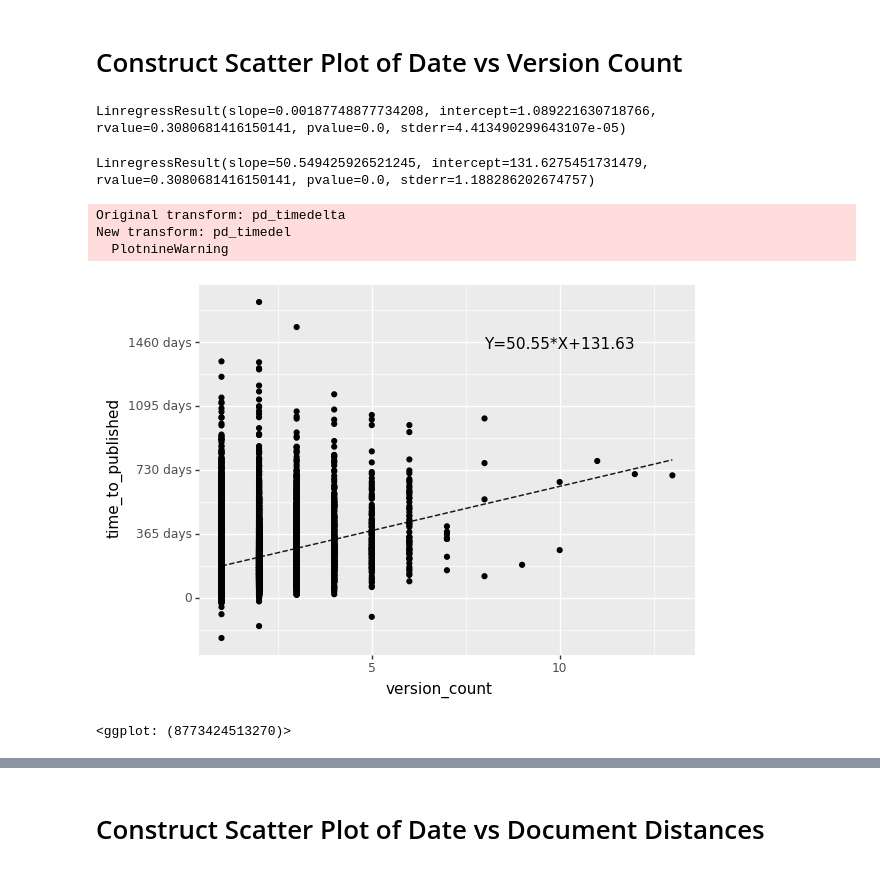
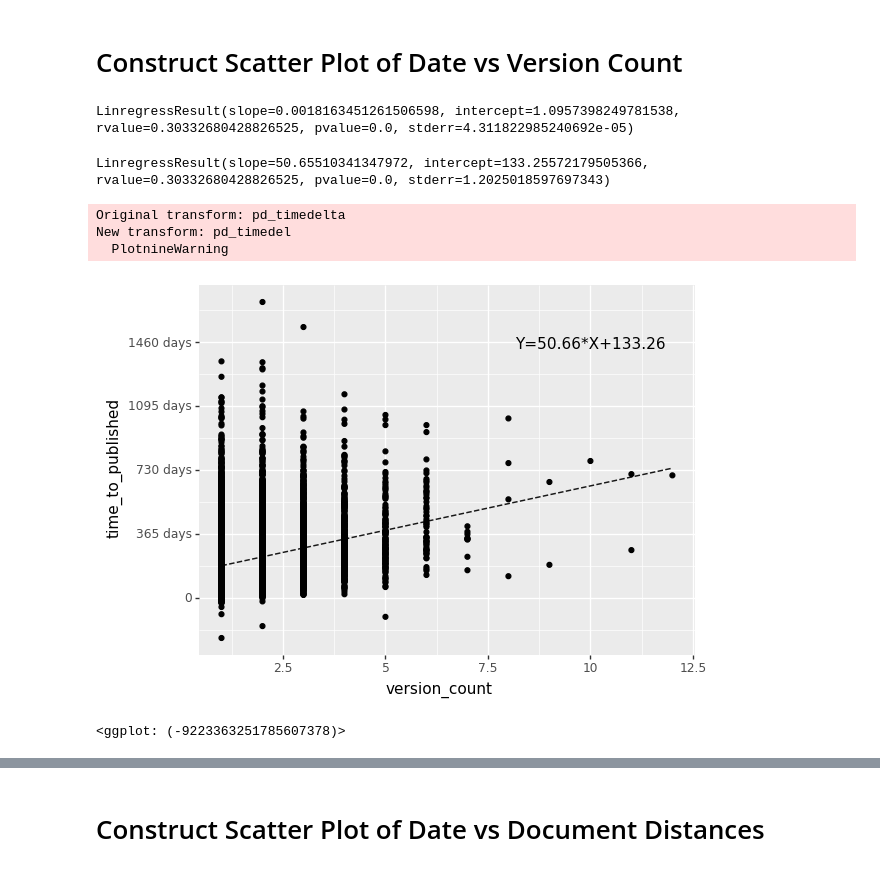
Before and after one commit to greenelab/annorxiver, a Jupyter notebook: biorxiv/publication_delay_experiment/publication_delay_experiment.ipynb, the cells around one changed output, grey strips where cells are left out. Drawn from its saved outputs; the diff is of its cells as text; code cells hidden in the pictures.

Commit message:
Finalized figures for publication time

```diff
--- a/biorxiv/publication_delay_experiment/publication_delay_experiment.ipynb
+++ b/biorxiv/publication_delay_experiment/publication_delay_experiment.ipynb
@@ -49,18 +51,18 @@ biorxiv_journal_df = (
         "../journal_tracker/output/mapped_published_doi.tsv",
         sep="\t"
     )
-    .groupby("doi")
+    .groupby("preprint_doi")
     .agg({
         "document":"first",
         "category":"first",
-        "journal":"first",
-        "doi":"count",
+        "preprint_doi":"count",
         "published_doi":"first",
         "pmcid":"first",
         "pmcoa":"first",
     })
-    .rename(index=str, columns={"doi":"version_count"})
+    .rename(index=str, columns={"preprint_doi":"version_count"})
     .reset_index()
 )
+print(biorxiv_journal_df.shape)
 biorxiv_journal_df.head()
 # %% [output]
@@ -126,3 +133,14 @@ pmc_embed_df.head()
 | 3 | PMC3125232 | -0.507224 | 0.024099 | -0.039696 | -0.171992 | 0.371326 | -0.137797 | -0.202616 | -0.156994 | 0.695519 | ... | ... |
 | 4 | PMC3533997 | -0.424435 | 0.175519 | -0.048797 | 0.178023 | -0.042913 | -0.282377 | 0.317917 | -0.007002 | 0.586774 | ... | ... |
 5 rows × 301 columns
+# %%
+biorxiv_journal_df = (
+    biorxiv_journal_df
+    .merge(
+        pmc_articles_df[["journal", "pmcid"]],
+        on="pmcid",
+        how="left"
+    )
+)
+print(biorxiv_journal_df.shape)
+biorxiv_journal_df.head()
@@ -136,18 +162,24 @@ matched_preprint_published_pairs = (
     .merge(
         published_dates
         [["biorxiv_doi", "preprint_date", "published_date"]]
-        .rename(index=str, columns={"biorxiv_doi":"doi"}),
-        on="doi"
+        .rename(index=str, columns={"biorxiv_doi":"preprint_doi"}),
+        on="preprint_doi"
     )
     .assign(
-        preprint_date = lambda x: pd.to_datetime(x.preprint_date.tolist()),
+        preprint_date = lambda x: pd.to_datetime(
+            x.preprint_date
+            .tolist()
+        ),
         published_date = lambda x: pd.to_datetime(
-            x.published_date.apply(lambda y: y[0:y.index(":")] if ":" in y else y)
+            x
+            .published_date
+            .apply(lambda y: y[0:y.index(":")] if ":" in y else y)
         )
     )
     .assign(
         time_to_published = lambda x: x.published_date - x.preprint_date
     )
 )
+print(matched_preprint_published_pairs.shape)
 matched_preprint_published_pairs.head()
 # %% [output]
@@ -209,7 +242,11 @@ https://pandas.pydata.org/pandas-docs/stable/user_guide/indexing.html#deprecate-
 published_date_distances = (
     matched_preprint_published_pairs
     .assign(
-        doc_distances = np.diag(cdist(biorxiv_documents.values, pmc_documents.values, 'euclidean'))
+        doc_distances = np.diag(cdist(
+            biorxiv_documents.values,
+            pmc_documents.values,
+            'euclidean'
+        ))
     )
     .query("doc_distances.notnull()")
 )
@@ -247,7 +284,7 @@ xseq = (
 results = linregress(x, y)
 print(results)
 # %% [output]
-LinregressResult(slope=0.00187748877734208, intercept=1.089221630718766, rvalue=0.3080681416150141, pvalue=0.0, stderr=4.413490299643107e-05)
+LinregressResult(slope=0.0018163451261506598, intercept=1.0957398249781538, rvalue=0.30332680428826525, pvalue=0.0, stderr=4.311822985240692e-05)
 # %%
 # Get smoothed linear regression line
 x = (
@@ -271,32 +308,31 @@ xseq_2 = (
 results_2 = linregress(x, y)
 print(results_2)
 # %% [output]
-LinregressResult(slope=50.549425926521245, intercept=131.6275451731479, rvalue=0.3080681416150141, pvalue=0.0, stderr=1.188286202674757)
+LinregressResult(slope=50.65510341347972, intercept=133.25572179505366, rvalue=0.30332680428826525, pvalue=0.0, stderr=1.2025018597697343)
 # %%
 g = (
     p9.ggplot(
         published_date_distances,
         p9.aes(y="time_to_published", x="version_count")
     )
     + p9.geom_point()
     + p9.geom_line(
         stat="smooth",method='lm', linetype='dashed',
         se=False, alpha=0.9, size=0.6
     )
     + p9.scale_y_timedelta(labels=timedelta_format('d'))
     + p9.annotate(
         'text', x=10, y=timedelta(days=1450),
         label=f"Y={results_2.slope:.2f}*X+{results_2.intercept:.2f}"
     )
 )
-g.save("output/article_distance_vs_publication_time_dots.png", dpi=500)
 print(g)
 # %% [output]
 Original transform: pd_timedelta
 New transform: pd_timedel
   PlotnineWarning
-[figure, old version]
+[figure, new version]
-<ggplot: (8773424513270)>
+<ggplot: (-9223363251785607378)>
 # %%
 g = (
     p9.ggplot(
```
Also changed, not shown: parts of 14 cells of this notebook, 8 other files.
